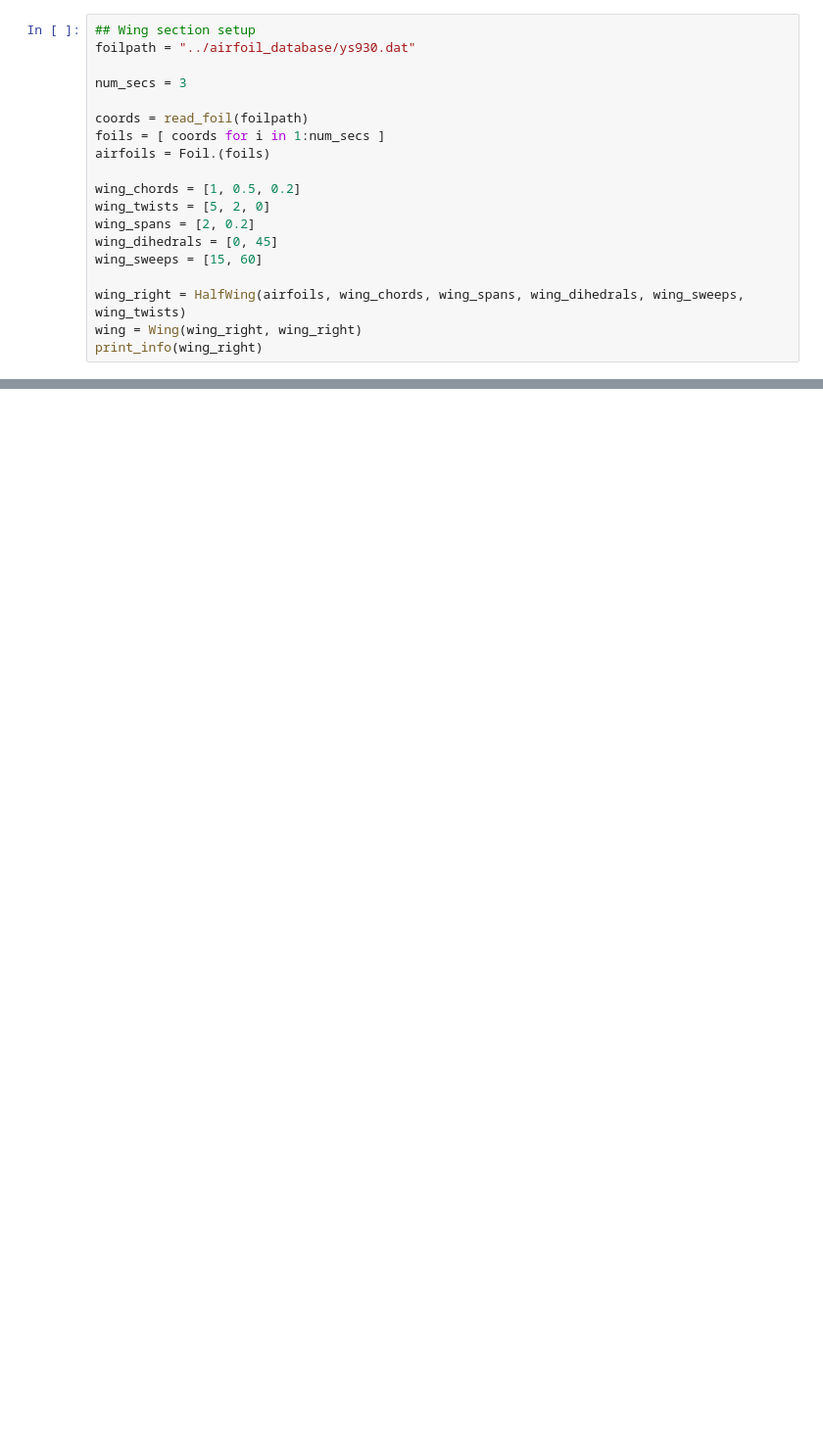
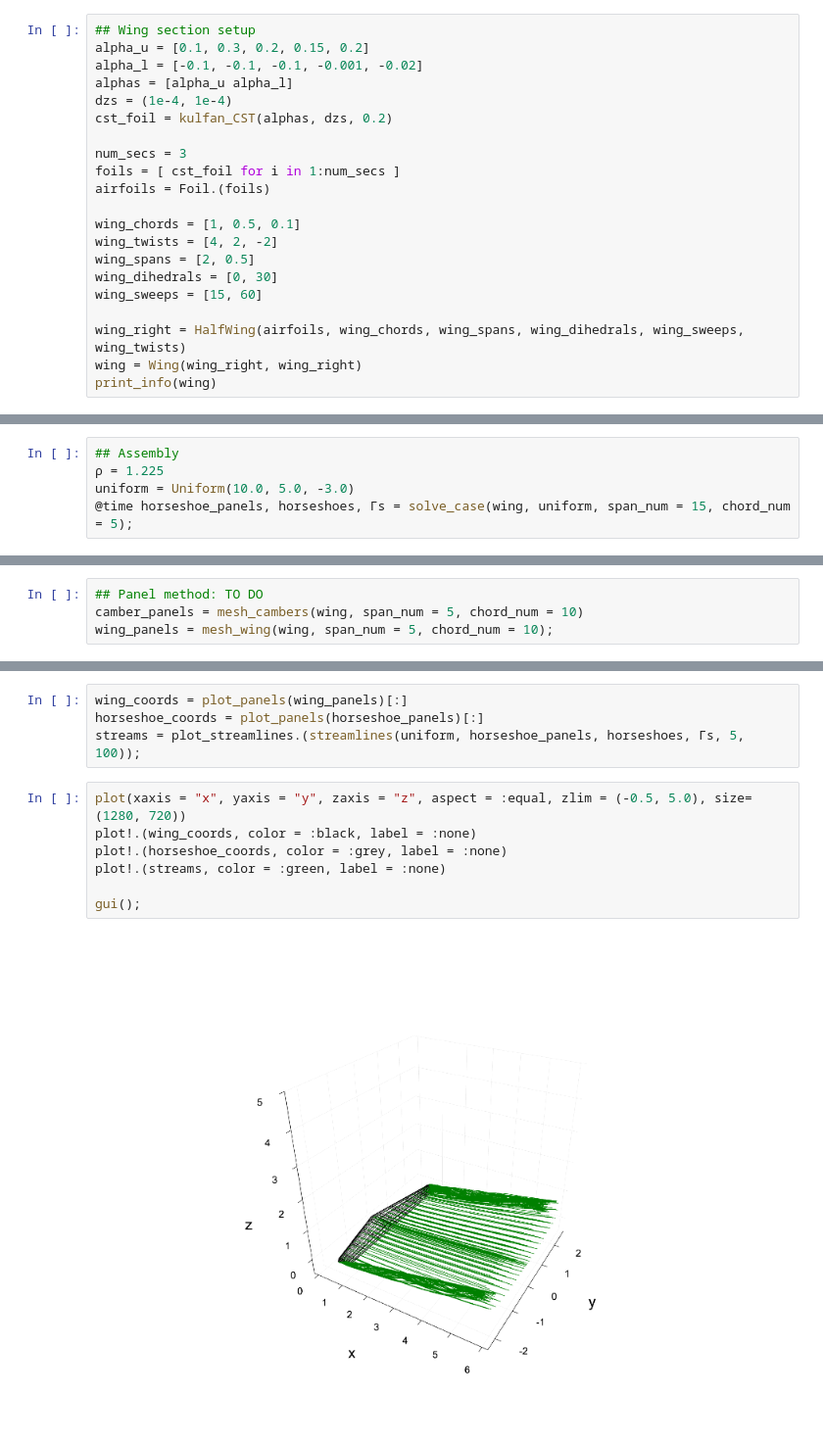
Before and after one commit to GodotMisogi/AeroFuse.jl, a Jupyter notebook: notebooks/Panel Testing.ipynb, the cells around one changed output, grey strips where cells are left out. Shown at 98% size. Drawn from its saved outputs; the diff is of its cells as text; blank space fills up the shorter version.

Commit message:
Did some plotly testing and fixed the horseshoe computations

```diff
--- a/notebooks/Panel Testing.ipynb
+++ b/notebooks/Panel Testing.ipynb
@@ -23,21 +20,23 @@ using DelimitedFiles
 using Rotations
 # %%
 ## Wing section setup
-foilpath = "../airfoil_database/ys930.dat"
+alpha_u = [0.1, 0.3, 0.2, 0.15, 0.2]
+alpha_l = [-0.1, -0.1, -0.1, -0.001, -0.02]
+alphas = [alpha_u alpha_l]
+dzs = (1e-4, 1e-4)
+cst_foil = kulfan_CST(alphas, dzs, 0.2)
 
 num_secs = 3
-
-coords = read_foil(foilpath)
-foils = [ coords for i in 1:num_secs ]
+foils = [ cst_foil for i in 1:num_secs ]
 airfoils = Foil.(foils)
 
-wing_chords = [1, 0.5, 0.2]
-wing_twists = [5, 2, 0]
-wing_spans = [2, 0.2]
-wing_dihedrals = [0, 45]
+wing_chords = [1, 0.5, 0.1]
+wing_twists = [4, 2, -2]
+wing_spans = [2, 0.5]
+wing_dihedrals = [0, 30]
 wing_sweeps = [15, 60]
 
 wing_right = HalfWing(airfoils, wing_chords, wing_spans, wing_dihedrals, wing_sweeps, wing_twists)
 wing = Wing(wing_right, wing_right)
-print_info(wing_right)
+print_info(wing)
 # %% [output]
@@ -89,0 +47,5 @@ Lift-to-Drag Ratio (L/D): 6.7447360226110105
+# %%
+## Assembly
+ρ = 1.225
+uniform = Uniform(10.0, 5.0, -3.0)
+@time horseshoe_panels, horseshoes, Γs = solve_case(wing, uniform, span_num = 15, chord_num = 5);
@@ -90,2 +63,6 @@ Lift-to-Drag Ratio (L/D): 6.7447360226110105
+# %%
+## Panel method: TO DO
+camber_panels = mesh_cambers(wing, span_num = 5, chord_num = 10)
+wing_panels = mesh_wing(wing, span_num = 5, chord_num = 10);
 # %%
 using Plots, LaTeXStrings
@@ -128,0 +79,13 @@ scatter!(wing_collocs, c = :grey, markersize = 1, label = "Wing Collocation Poin
+# %%
+wing_coords = plot_panels(wing_panels)[:]
+horseshoe_coords = plot_panels(horseshoe_panels)[:]
+streams = plot_streamlines.(streamlines(uniform, horseshoe_panels, horseshoes, Γs, 5, 100));
+# %%
+plot(xaxis = "x", yaxis = "y", zaxis = "z", aspect = :equal, zlim = (-0.5, 5.0), size=(1280, 720))
+plot!.(wing_coords, color = :black, label = :none)
+plot!.(horseshoe_coords, color = :grey, label = :none)
+plot!.(streams, color = :green, label = :none)
+
+gui();
+# %% [output]
+[figure, added]
```
Also changed, not shown: parts of 15 cells of this notebook, 4 other files.
